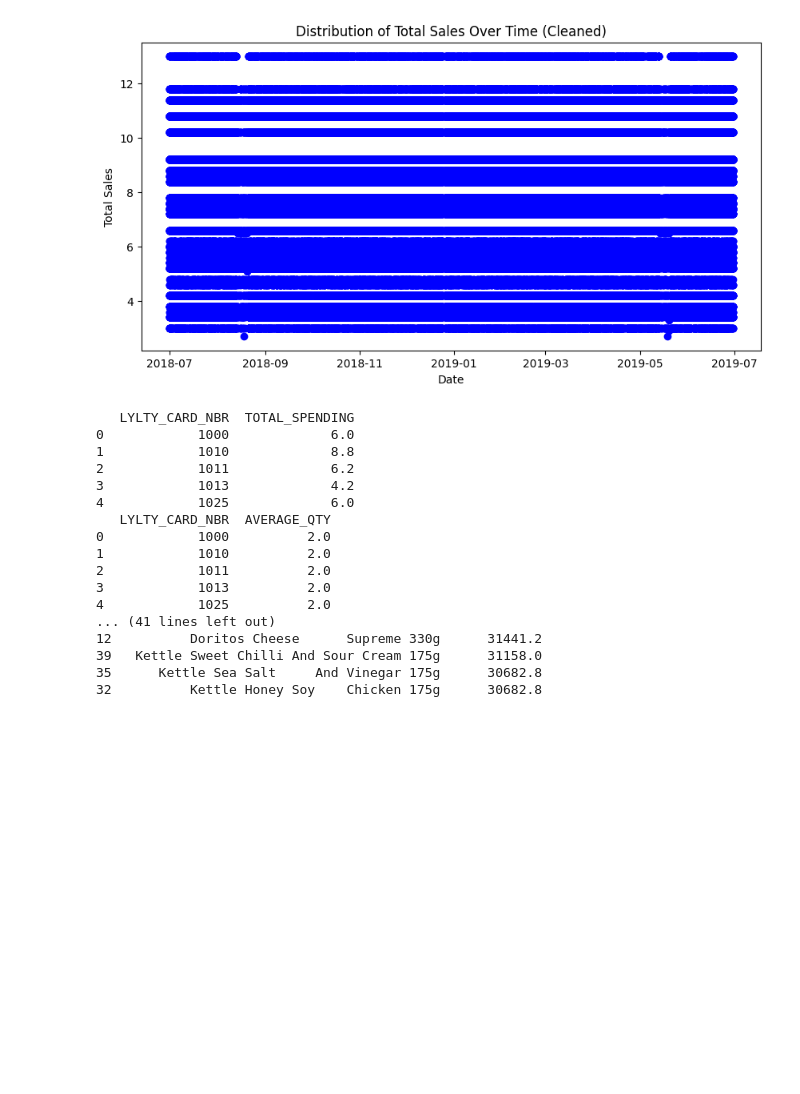
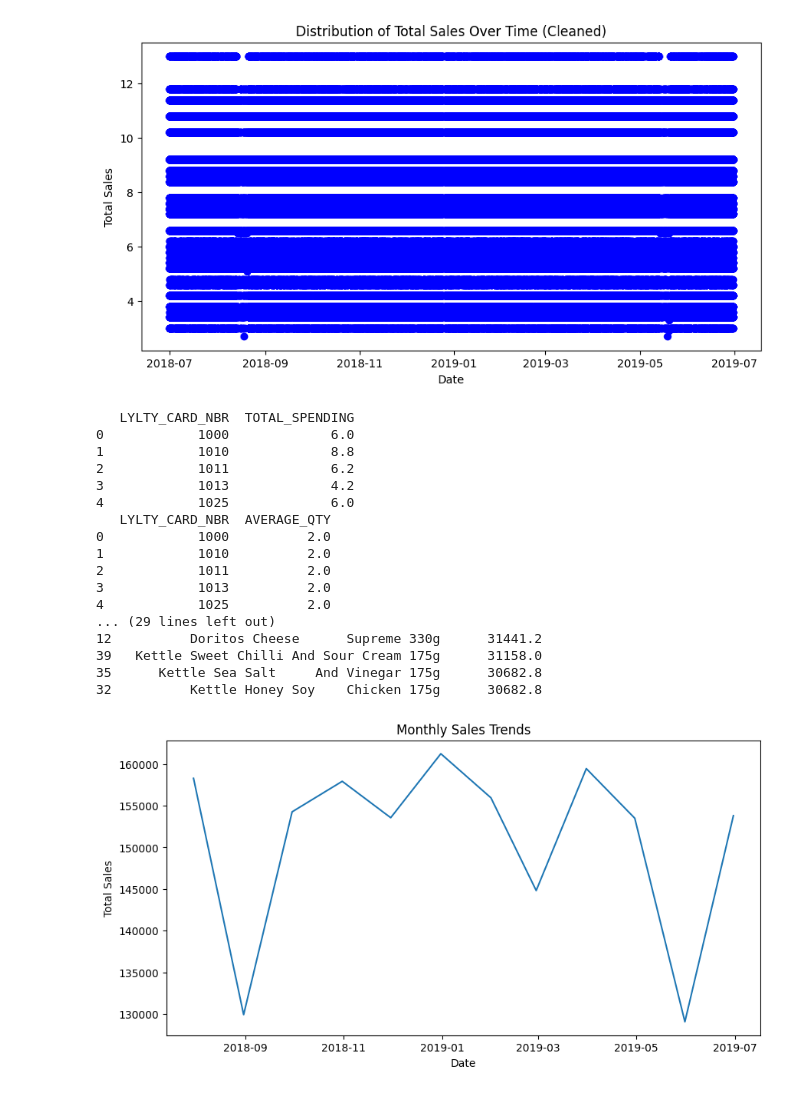
Before and after one commit to jd-silva/quantium-retail-analysis, a Jupyter notebook: notebook-retail-analysis.ipynb, the cells around one changed output. Drawn from its saved outputs; the diff is of its cells as text; code cells hidden in the pictures; blank space fills up the shorter version.

Commit message:
Removed duplicate code, added seasonl trends analysis

```diff
--- a/notebook-retail-analysis.ipynb
+++ b/notebook-retail-analysis.ipynb
@@ -90,14 +90,6 @@ average_qty = transaction_data_clean.groupby('LYLTY_CARD_NBR')['PROD_QTY'].mean(
 print(customer_spending.head())
 print(average_qty.head())
 
-# Calculate total spending per customer
-customer_spending = transaction_data_clean.groupby('LYLTY_CARD_NBR')['TOT_SALES'].sum().reset_index(name='TOTAL_SPENDING')
-
-# Calculate average product quantity per transaction
-average_qty = transaction_data_clean.groupby('LYLTY_CARD_NBR')['PROD_QTY'].mean().reset_index(name='AVERAGE_QTY')
-
-print(customer_spending.head())
-print(average_qty.head())
 
 # Merge customer spending and average quantity data
 customer_data = pd.merge(customer_spending, average_qty, on='LYLTY_CARD_NBR')
@@ -117,6 +109,17 @@ product_sales = transaction_data_clean.groupby('PROD_NAME')['TOT_SALES'].sum().r
 top_products = product_sales.sort_values(by='TOTAL_SALES', ascending=False).head(10)
 
 print(top_products)
+
+# Resample sales data to monthly frequency and calculate total sales per month
+monthly_sales = transaction_data_clean.resample('M', on='DATE')['TOT_SALES'].sum().reset_index()
+
+# Plot monthly sales trends
+plt.figure(figsize=(10, 5))
+sns.lineplot(data=monthly_sales, x='DATE', y='TOT_SALES')
+plt.title('Monthly Sales Trends')
+plt.xlabel('Date')
+plt.ylabel('Total Sales')
+plt.show()
 # %% [output]
 [figure]
 Top 10 Highest Total Sales:
@@ -126,31 +129,32 @@ Top 10 Highest Total Sales:
 5179   2018-08-15         94           94148   93390        14
 55558  2019-05-14        190          190113  190914        14
 69496  2018-08-15         49           49303   45789        14
 117850 2019-05-19        194          194308  194516        14
 150683 2019-05-20        118          118021  120799        14
 171815 2018-08-17         24           24095   20797        14
 184969 2019-05-20         44           44350   40394        14
 72     2018-08-19         96           96203   96025         7
 ... (39 lines left out)
 1       175        CCs
 2       170     Smiths
 3       175     Smiths
 4       150     Kettle
 [figure]
    LYLTY_CARD_NBR  TOTAL_SPENDING
 0            1000             6.0
 1            1010             8.8
 2            1011             6.2
 3            1013             4.2
 4            1025             6.0
    LYLTY_CARD_NBR  AVERAGE_QTY
 0            1000          2.0
 1            1010          2.0
 2            1011          2.0
 3            1013          2.0
 4            1025          2.0
-... (41 lines left out)
+... (29 lines left out)
 12          Doritos Cheese      Supreme 330g      31441.2
 39   Kettle Sweet Chilli And Sour Cream 175g      31158.0
 35      Kettle Sea Salt     And Vinegar 175g      30682.8
 32          Kettle Honey Soy    Chicken 175g      30682.8
+[figure, added]
```
